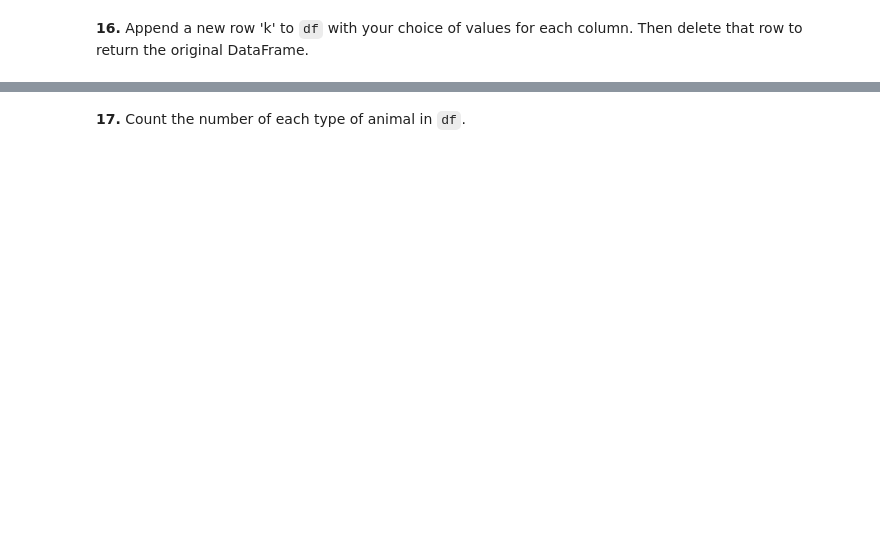
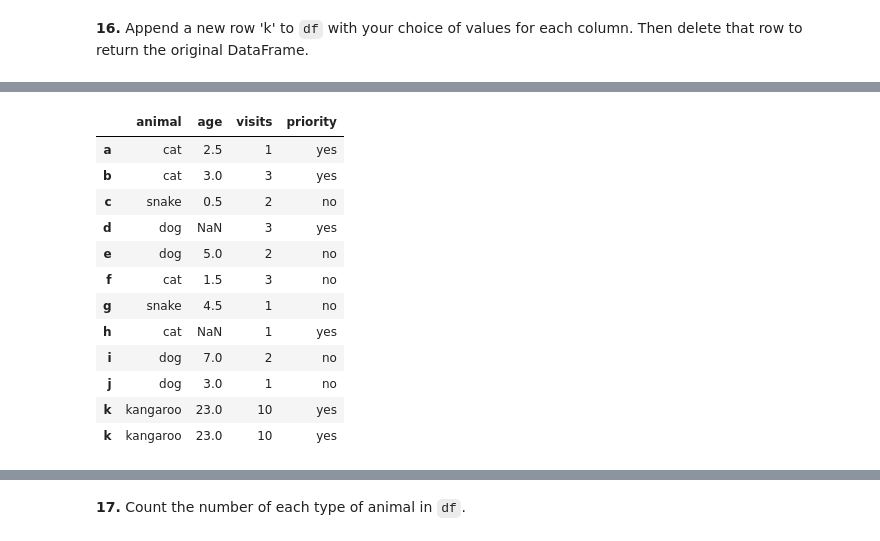
Before and after one commit to swarupyeole11/Pandas_Revision, a Jupyter notebook: 100_pandas_puzzles.ipynb, the cells around one changed output, grey strips where cells are left out. Saved outputs shown, nothing was run; the diff lists cells and outputs as text; code cells hidden in the pictures; blank space fills up the shorter version.

```diff
--- a/100_pandas_puzzles.ipynb
+++ b/100_pandas_puzzles.ipynb
@@ -101,0 +269,3 @@ df = # (complete this line of code)
+# %%
+df.drop([10,11,12,13,14,15],inplace=True)
+df
@@ -101,0 +284,22 @@ df = # (complete this line of code)
+# %%
+## better method using pd .concat
+newdata = {'animal':['kangaroo'],'age':[23],'visits':[10],'priority':['yes']}
+df2 = pd.DataFrame(newdata,index=['k'])
+
+#trick to do it inplace
+df = pd.concat([df,df2],axis=0)
+df
+# %% [output]
+|  | animal | age | visits | priority |
+| a | cat | 2.5 | 1 | yes |
+| b | cat | 3.0 | 3 | yes |
+| c | snake | 0.5 | 2 | no |
+| d | dog | NaN | 3 | yes |
+| e | dog | 5.0 | 2 | no |
+| f | cat | 1.5 | 3 | no |
+| g | snake | 4.5 | 1 | no |
+| h | cat | NaN | 1 | yes |
+| i | dog | 7.0 | 2 | no |
+| j | dog | 3.0 | 1 | no |
+| k | kangaroo | 23.0 | 10 | yes |
+| k | kangaroo | 23.0 | 10 | yes |
```
Also changed, not shown: parts of 27 cells of this notebook.
